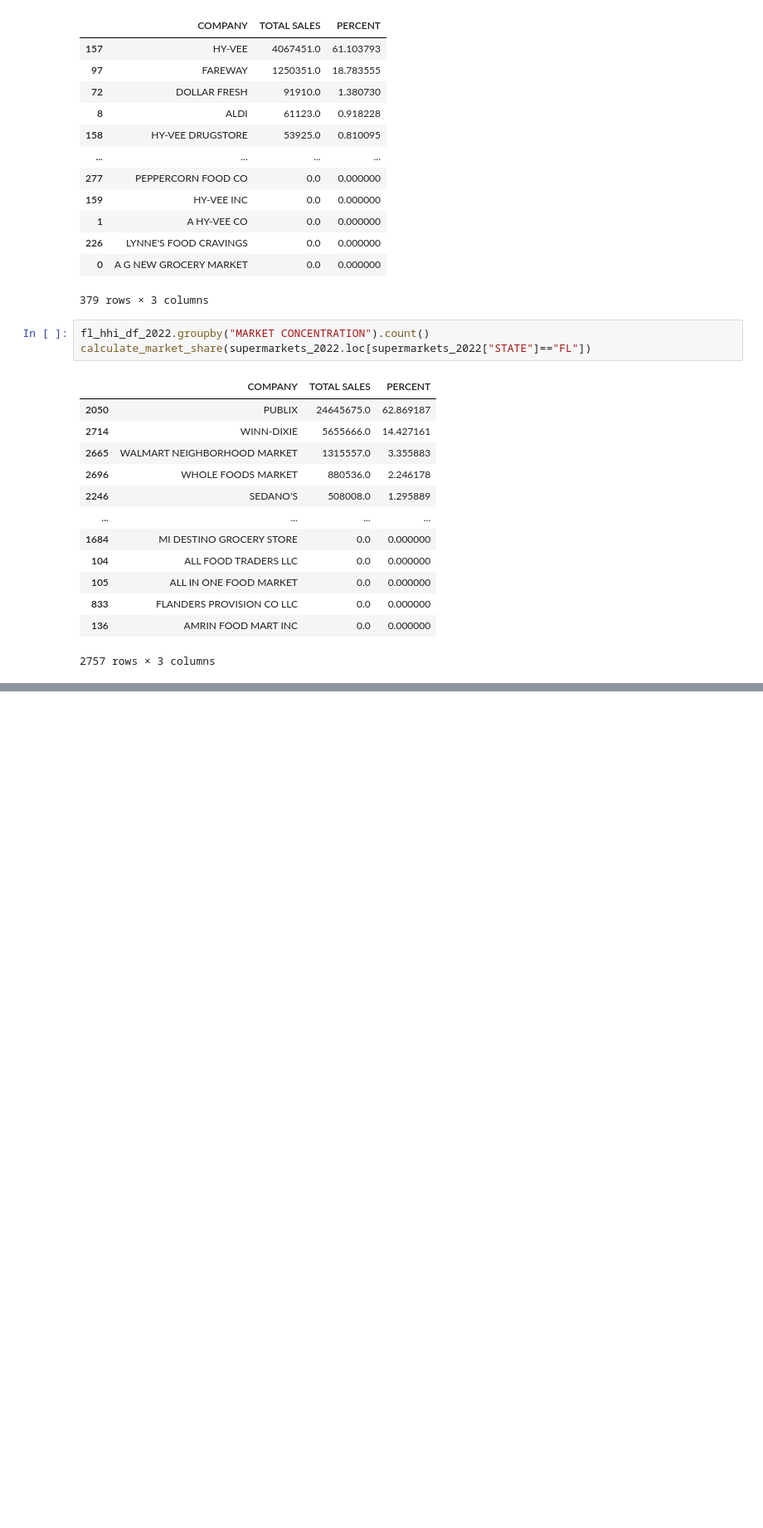
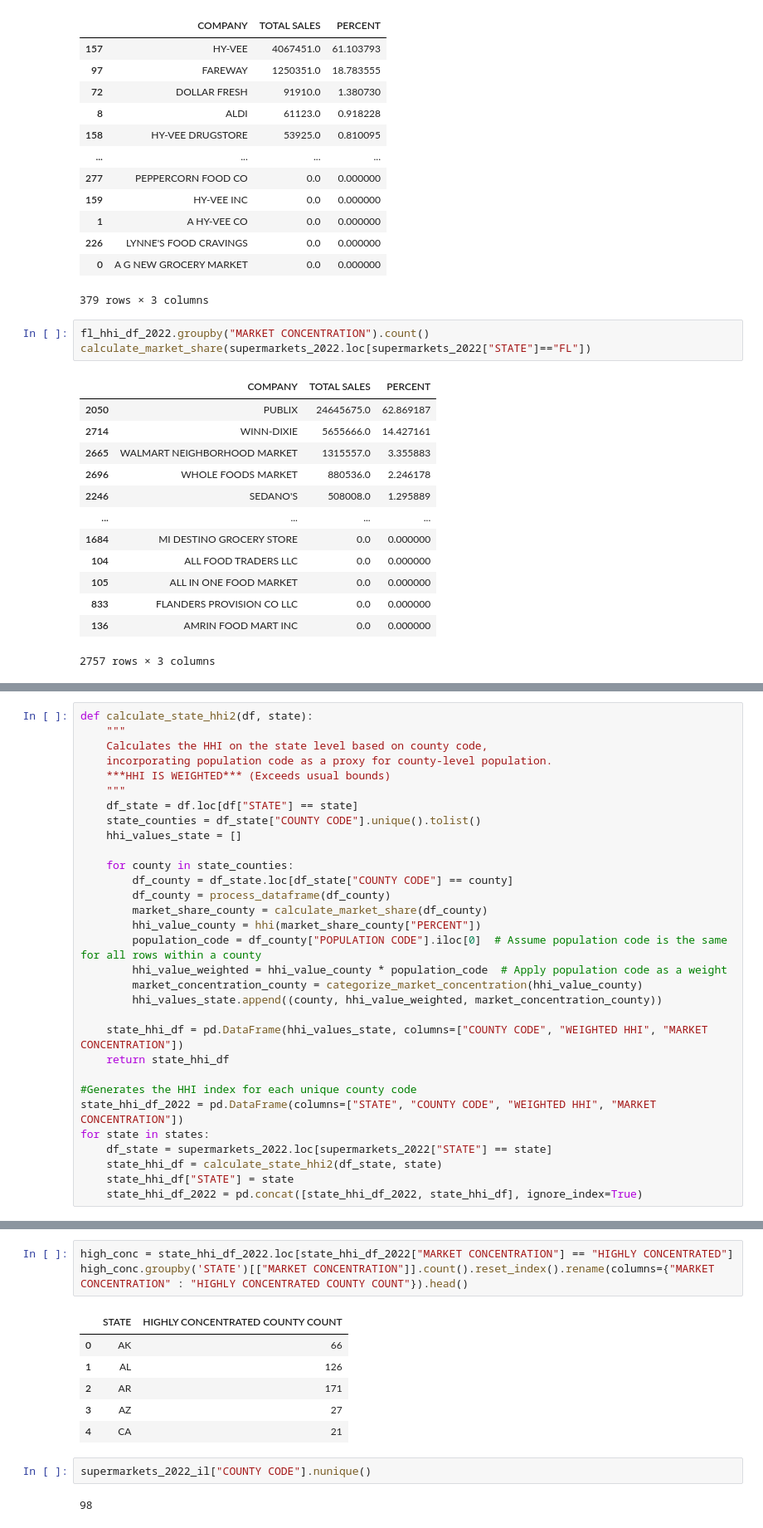
Before and after one commit to Kenthia11/rafi-grocery, a Jupyter notebook: notebooks/SEBASTIAN-CLEANED-EDA.ipynb, the cells around one changed output, grey strips where cells are left out. Shown at 83% size. Drawn from its saved outputs; the diff is of its cells as text; blank space fills up the shorter version.

```diff
--- a/notebooks/SEBASTIAN-CLEANED-EDA.ipynb
+++ b/notebooks/SEBASTIAN-CLEANED-EDA.ipynb
@@ -624,0 +654,31 @@ num_unique_stores_states
+# %%
+def calculate_state_hhi2(df, state):
+    """
+    Calculates the HHI on the state level based on county code,
+    incorporating population code as a proxy for county-level population.
+    ***HHI IS WEIGHTED*** (Exceeds usual bounds)
+    """
+    df_state = df.loc[df["STATE"] == state]
+    state_counties = df_state["COUNTY CODE"].unique().tolist()
+    hhi_values_state = []
+
+    for county in state_counties:
+        df_county = df_state.loc[df_state["COUNTY CODE"] == county]
+        df_county = process_dataframe(df_county)
+        market_share_county = calculate_market_share(df_county)
+        hhi_value_county = hhi(market_share_county["PERCENT"])
+        population_code = df_county["POPULATION CODE"].iloc[0]  # Assume population code is the same for all rows within a county
+        hhi_value_weighted = hhi_value_county * population_code  # Apply population code as a weight
+        market_concentration_county = categorize_market_concentration(hhi_value_county)
+        hhi_values_state.append((county, hhi_value_weighted, market_concentration_county))
+
+    state_hhi_df = pd.DataFrame(hhi_values_state, columns=["COUNTY CODE", "WEIGHTED HHI", "MARKET CONCENTRATION"])
+    return state_hhi_df
+
+#Generates the HHI index for each unique county code
+state_hhi_df_2022 = pd.DataFrame(columns=["STATE", "COUNTY CODE", "WEIGHTED HHI", "MARKET CONCENTRATION"])
+for state in states:
+    df_state = supermarkets_2022.loc[supermarkets_2022["STATE"] == state]
+    state_hhi_df = calculate_state_hhi2(df_state, state)
+    state_hhi_df["STATE"] = state
+    state_hhi_df_2022 = pd.concat([state_hhi_df_2022, state_hhi_df], ignore_index=True)
@@ -624,0 +704,14 @@ num_unique_stores_states
+# %%
+high_conc = state_hhi_df_2022.loc[state_hhi_df_2022["MARKET CONCENTRATION"] == "HIGHLY CONCENTRATED"]
+high_conc.groupby('STATE')[["MARKET CONCENTRATION"]].count().reset_index().rename(columns={"MARKET CONCENTRATION" : "HIGHLY CONCENTRATED COUNTY COUNT"}).head()
+# %% [output]
+|  | STATE | HIGHLY CONCENTRATED COUNTY COUNT |
+| 0 | AK | 66 |
+| 1 | AL | 126 |
+| 2 | AR | 171 |
+| 3 | AZ | 27 |
+| 4 | CA | 21 |
+# %%
+supermarkets_2022_il["COUNTY CODE"].nunique()
+# %% [output]
+98
```
Also changed, not shown: parts of 12 cells of this notebook.
